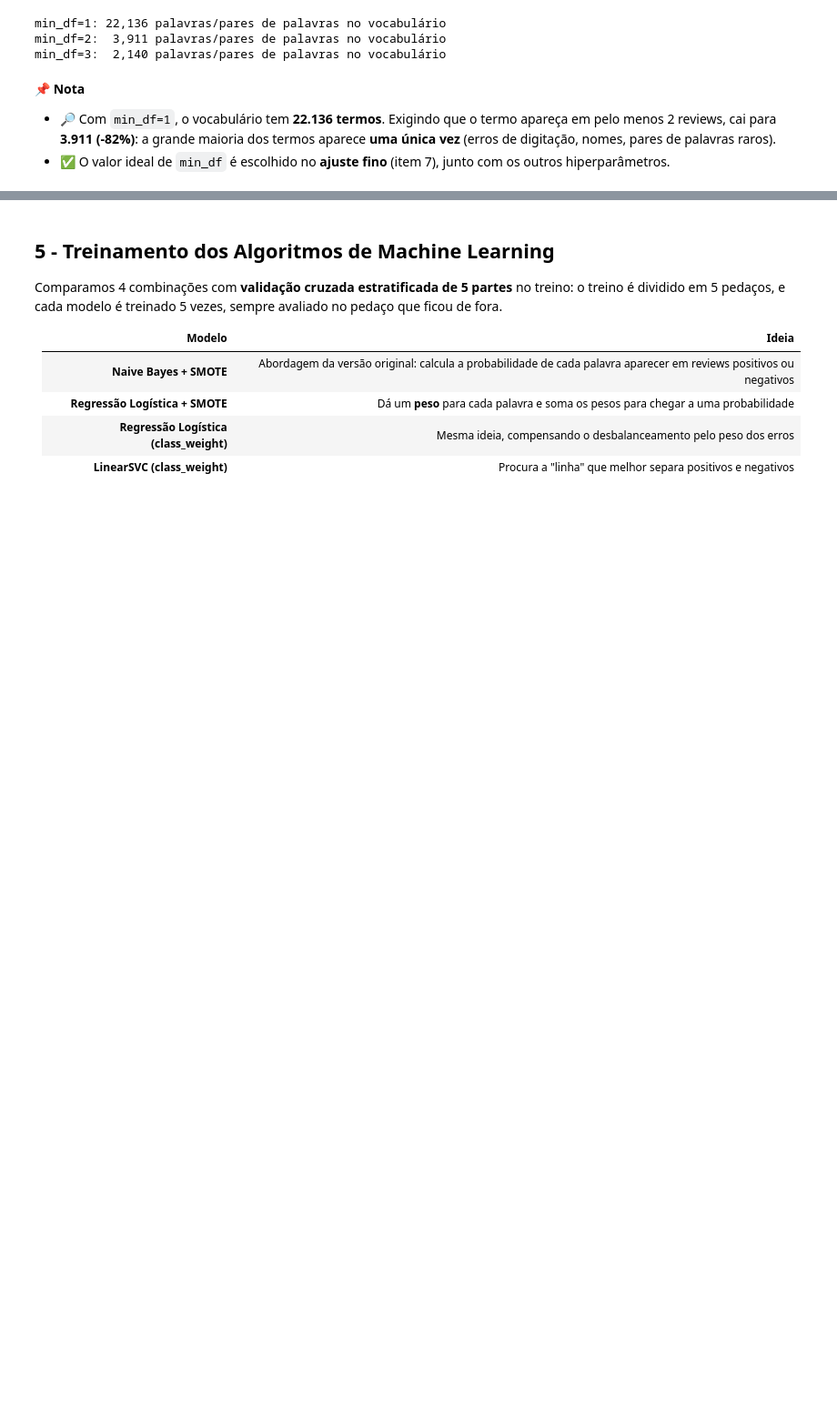
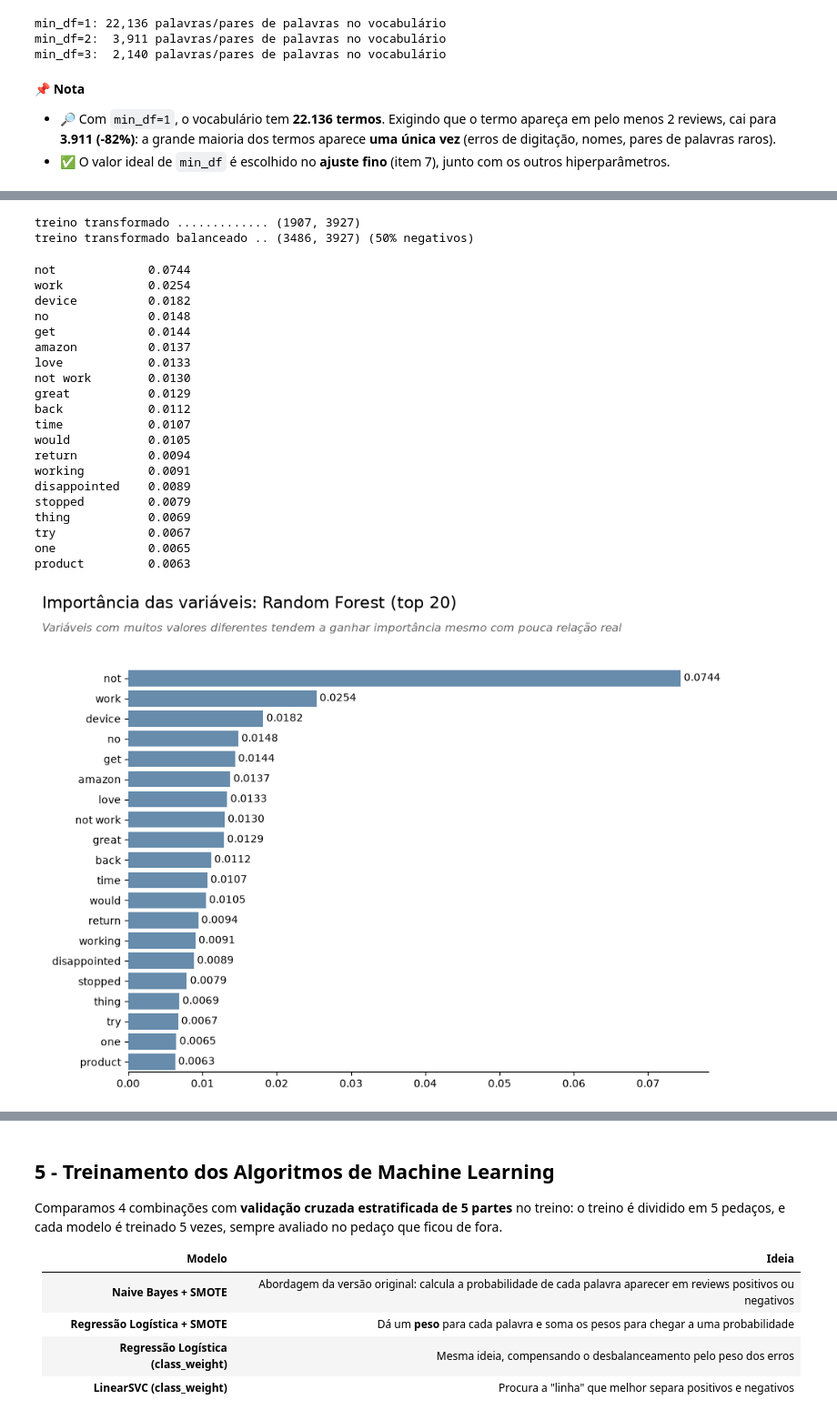
Before and after one commit to RafaelSilva89/Analise_de_sentimento-avaliacoes_de_produtos, a Jupyter notebook: Notebooks/Análise de sentimento - avaliações de produtos - v2.ipynb, the cells around one changed output, grey strips where cells are left out. Shown at 91% size. Cells and saved outputs as stored; diff of their text form; code cells hidden in the pictures; blank space fills up the shorter version.

```diff
--- a/Notebooks/Análise de sentimento - avaliações de produtos - v2.ipynb
+++ b/Notebooks/Análise de sentimento - avaliações de produtos - v2.ipynb
@@ -628,0 +644,46 @@ min_df=3:  2,140 palavras/pares de palavras no vocabulário
+# %%
+import time
+
+# Transformando o treino em números (ajuste no treino original, sem dados sintéticos)
+prep_sel = criar_preprocessador()
+X_train_t = prep_sel.fit_transform(X_train)
+nomes_t = [nome.split('__')[-1] for nome in prep_sel.get_feature_names_out()]
+
+# Balanceamento aplicado à matriz transformada (só para esta análise de relevância)
+X_train_balanced_t, y_train_balanced = SMOTE(random_state=42).fit_resample(X_train_t, y_train)
+
+print(f'treino transformado ............. {X_train_t.shape}')
+print(f'treino transformado balanceado .. {X_train_balanced_t.shape} ({y_train_balanced.mean():.0%} negativos)')
+# %% [output]
+treino transformado ............. (1907, 3927)
+treino transformado balanceado .. (3486, 3927) (50% negativos)
+# %%
+# Random Forest - classificação das melhores variáveis
+importances = importancia_random_forest(X_train_balanced_t, y_train_balanced, nomes_t, semente=42)
+print(importances.head(20).round(4).to_string())
+
+plot_barras(importances.head(20), 'Importância das variáveis: Random Forest (top 20)',
+            'Importancia RF (selecao)', horizontal=True, cor='#5B8DB8', formato='{:.4f}',
+            subtitulo='Variáveis com muitos valores diferentes tendem a ganhar importância mesmo com pouca relação real')
+# %% [output]
+not             0.0744
+work            0.0254
+device          0.0182
+no              0.0148
+get             0.0144
+amazon          0.0137
+love            0.0133
+not work        0.0130
+great           0.0129
+back            0.0112
+time            0.0107
+would           0.0105
+return          0.0094
+working         0.0091
+disappointed    0.0089
+stopped         0.0079
+thing           0.0069
+try             0.0067
+one             0.0065
+product         0.0063
+[figure, added]
```
Also changed, not shown: parts of 7 cells of this notebook, 5 other files.
